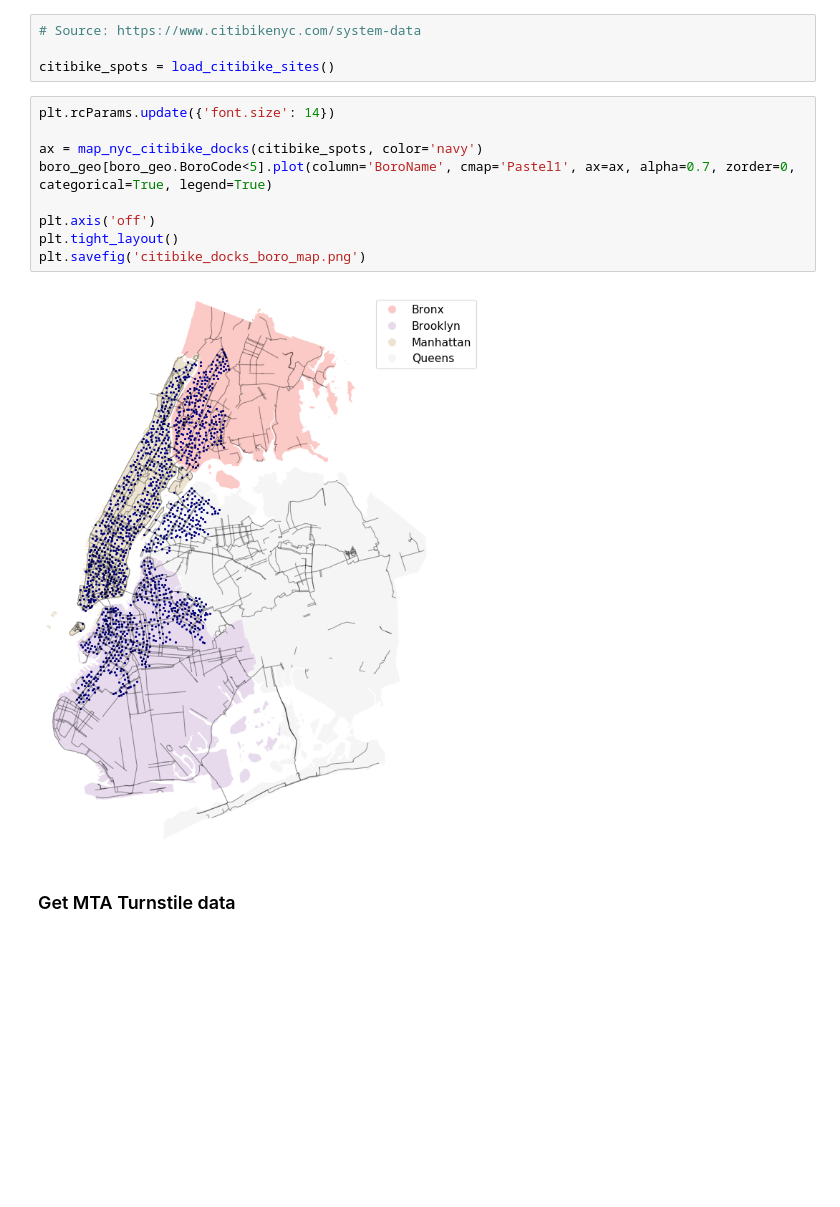
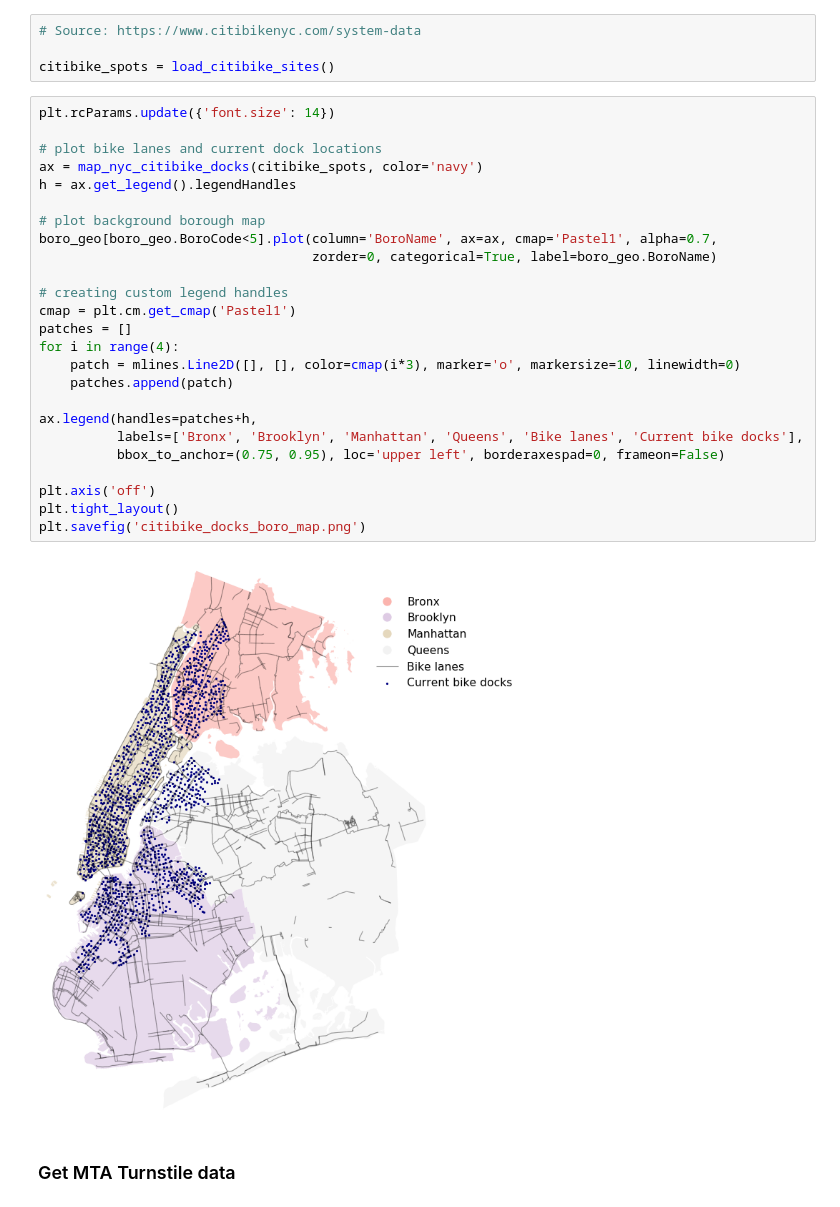
Before and after one commit to julesat/MTA-turnstile-EDA, a Jupyter notebook: mta_turnstile_traffic.ipynb, the cells around one changed output. Saved outputs shown, nothing was run; the diff lists cells and outputs as text; blank space fills up the shorter version.

```diff
--- a/mta_turnstile_traffic.ipynb
+++ b/mta_turnstile_traffic.ipynb
@@ -69,14 +71,30 @@ citibike_spots = load_citibike_sites()
 # %%
 plt.rcParams.update({'font.size': 14})
 
+# plot bike lanes and current dock locations
 ax = map_nyc_citibike_docks(citibike_spots, color='navy')
-boro_geo[boro_geo.BoroCode<5].plot(column='BoroName', cmap='Pastel1', ax=ax, alpha=0.7, zorder=0, categorical=True, legend=True)
+h = ax.get_legend().legendHandles
+
+# plot background borough map
+boro_geo[boro_geo.BoroCode<5].plot(column='BoroName', ax=ax, cmap='Pastel1', alpha=0.7,
+                                   zorder=0, categorical=True, label=boro_geo.BoroName)
+
+# creating custom legend handles
+cmap = plt.cm.get_cmap('Pastel1')
+patches = []
+for i in range(4):
+    patch = mlines.Line2D([], [], color=cmap(i*3), marker='o', markersize=10, linewidth=0)
+    patches.append(patch)
+
+ax.legend(handles=patches+h,
+          labels=['Bronx', 'Brooklyn', 'Manhattan', 'Queens', 'Bike lanes', 'Current bike docks'],
+          bbox_to_anchor=(0.75, 0.95), loc='upper left', borderaxespad=0, frameon=False)
 
 plt.axis('off')
 plt.tight_layout()
 plt.savefig('citibike_docks_boro_map.png')
 # %% [output]
-[figure, old version]
+[figure, new version]
 # %% [markdown]
 ### Get MTA Turnstile data
 # %%
```
Also changed, not shown: parts of 30 cells of this notebook, 1 other file.
